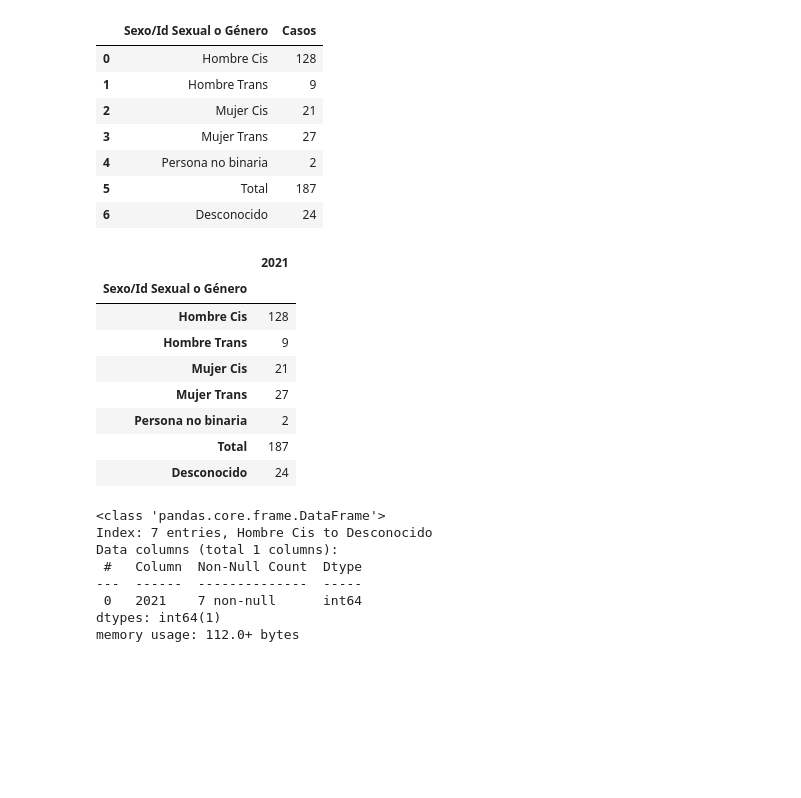
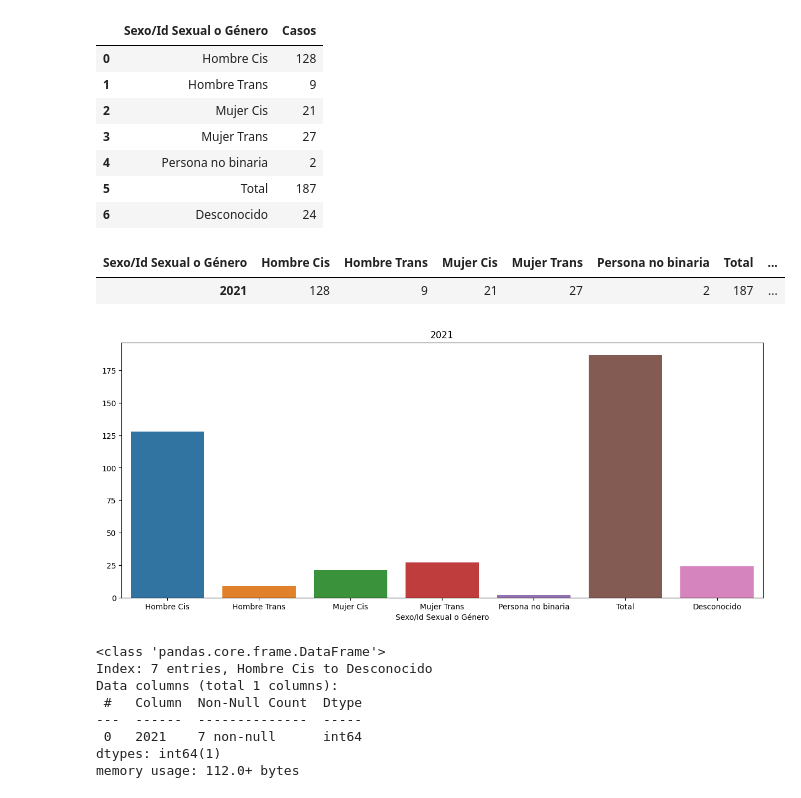
Before and after one commit to hug4470/ONLINE_DS_THEBRIDE_HUGOMM, a Jupyter notebook: EDA/Hugo EDA.ipynb, the cells around one changed output. Saved outputs shown, nothing was run; the diff lists cells and outputs as text; code cells hidden in the pictures; blank space fills up the shorter version.

```diff
--- a/EDA/Hugo EDA.ipynb
+++ b/EDA/Hugo EDA.ipynb
@@ -963,17 +962,16 @@ id2021
 id2021.set_index("Sexo/Id Sexual o Género", inplace= True)
 id2021.rename(columns = {"Casos" : "2021"}, inplace = True)
 # %%
-id2021
+id2021.T
 # %% [output]
-|  | 2021 |
-| Sexo/Id Sexual o Género |  |
-| Hombre Cis | 128 |
-| Hombre Trans | 9 |
-| Mujer Cis | 21 |
-| Mujer Trans | 27 |
-| Persona no binaria | 2 |
-| Total | 187 |
-| Desconocido | 24 |
+| Sexo/Id Sexual o Género | Hombre Cis | Hombre Trans | Mujer Cis | Mujer Trans | Persona no binaria | Total | ... |
+| 2021 | 128 | 9 | 21 | 27 | 2 | 187 | ... |
+# %%
+plt.figure(figsize=(15,6))
+plt.title("2021")
+sns.barplot(id2021.T);
+# %% [output]
+[figure, added]
 # %%
 # id2021_filtrado = id2021[~id2021['Sexo/Id Sexual o Género'].isin(['Total', 'Desconocido'])]
 # id2021_filtrado
```
Also changed, not shown: parts of 20 cells of this notebook, 2 other files.
